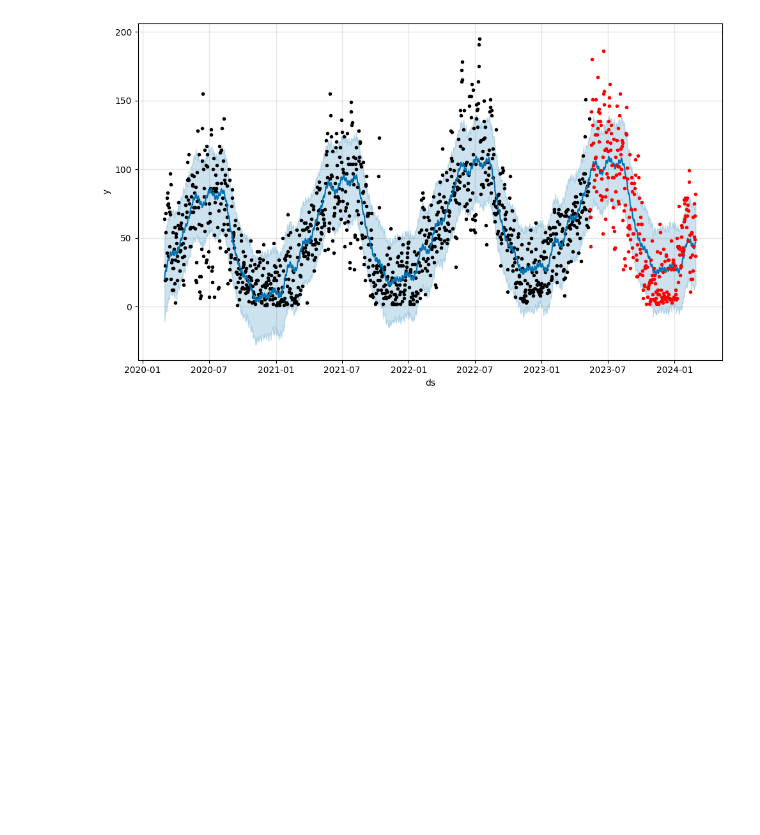
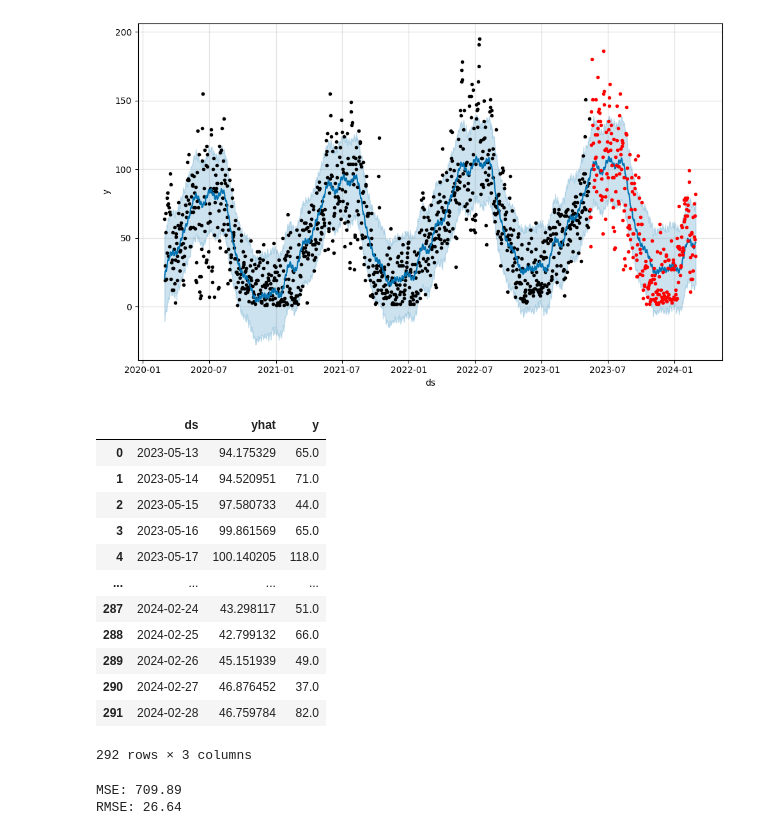
Before and after one commit to JCarapina/Estudos-praticos, a Jupyter notebook: series_prophet/notebooks/prophet.ipynb, the cells around one changed output. Saved outputs shown, nothing was run; the diff lists cells and outputs as text; code cells hidden in the pictures; blank space fills up the shorter version.

```diff
--- a/series_prophet/notebooks/prophet.ipynb
+++ b/series_prophet/notebooks/prophet.ipynb
@@ -160,3 +160,31 @@ plt.plot(df_teste['ds'], df_teste['y'], 'r.')
 plt.show()
 # %% [output]
 [figure]
+# %%
+df_previsa = previsao[['ds', 'yhat']]
+df_comparacao = pd.merge(df_previsa, df_teste, on='ds', how='inner')
+df_comparacao
+# %% [output]
+|  | ds | yhat | y |
+| 0 | 2023-05-13 | 94.175329 | 65.0 |
+| 1 | 2023-05-14 | 94.520951 | 71.0 |
+| 2 | 2023-05-15 | 97.580733 | 44.0 |
+| 3 | 2023-05-16 | 99.861569 | 65.0 |
+| 4 | 2023-05-17 | 100.140205 | 118.0 |
+| ... | ... | ... | ... |
+| 287 | 2024-02-24 | 43.298117 | 51.0 |
+| 288 | 2024-02-25 | 42.799132 | 66.0 |
+| 289 | 2024-02-26 | 45.151939 | 49.0 |
+| 290 | 2024-02-27 | 46.876452 | 37.0 |
+| 291 | 2024-02-28 | 46.759784 | 82.0 |
+292 rows × 3 columns
+# %%
+from sklearn.metrics import mean_squared_error
+
+mse = round(mean_squared_error(df_comparacao['y'], df_comparacao['yhat']),2)
+rmse = round(np.sqrt(mse), 2)
+print(f"MSE:", mse)
+print(f"RMSE:",  rmse)
+# %% [output]
+MSE: 709.89
+RMSE: 26.64
```
